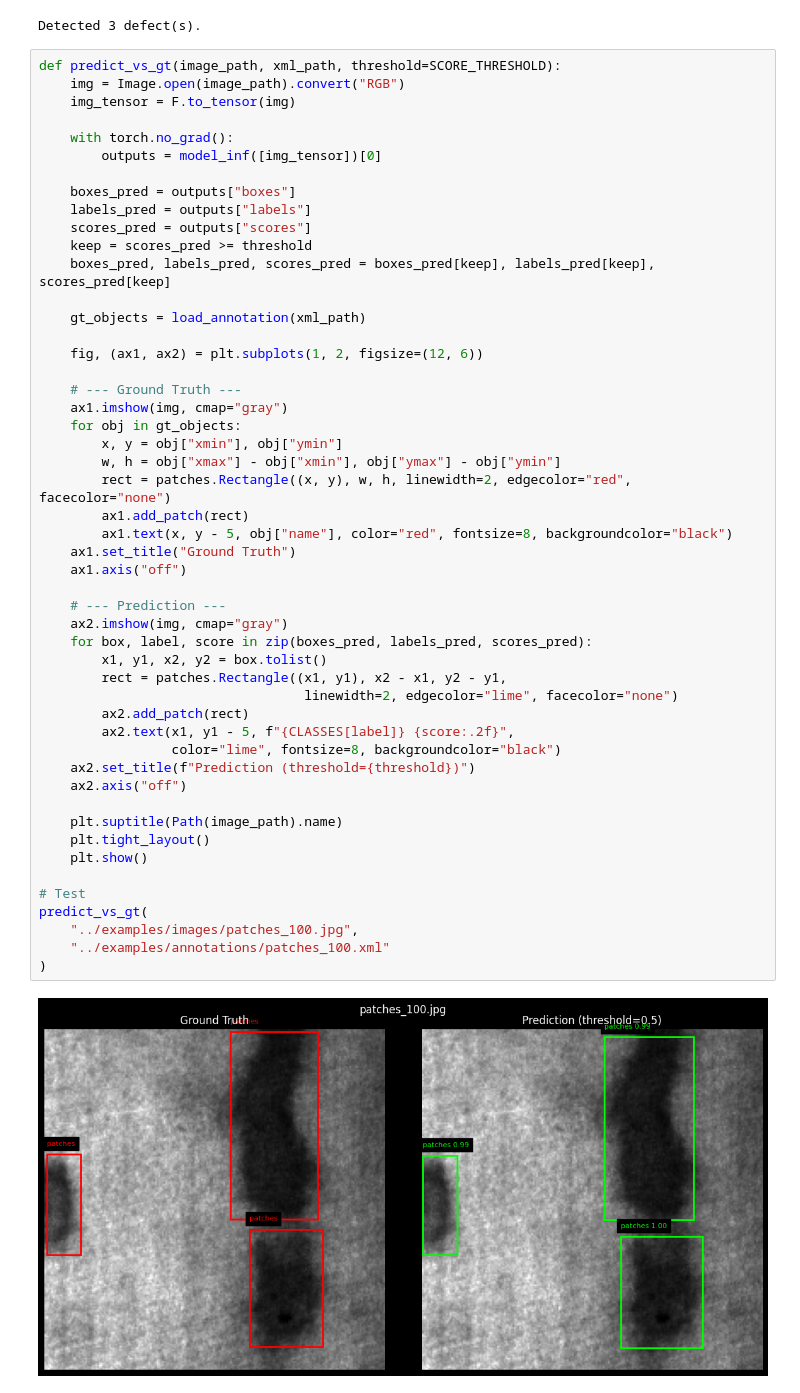
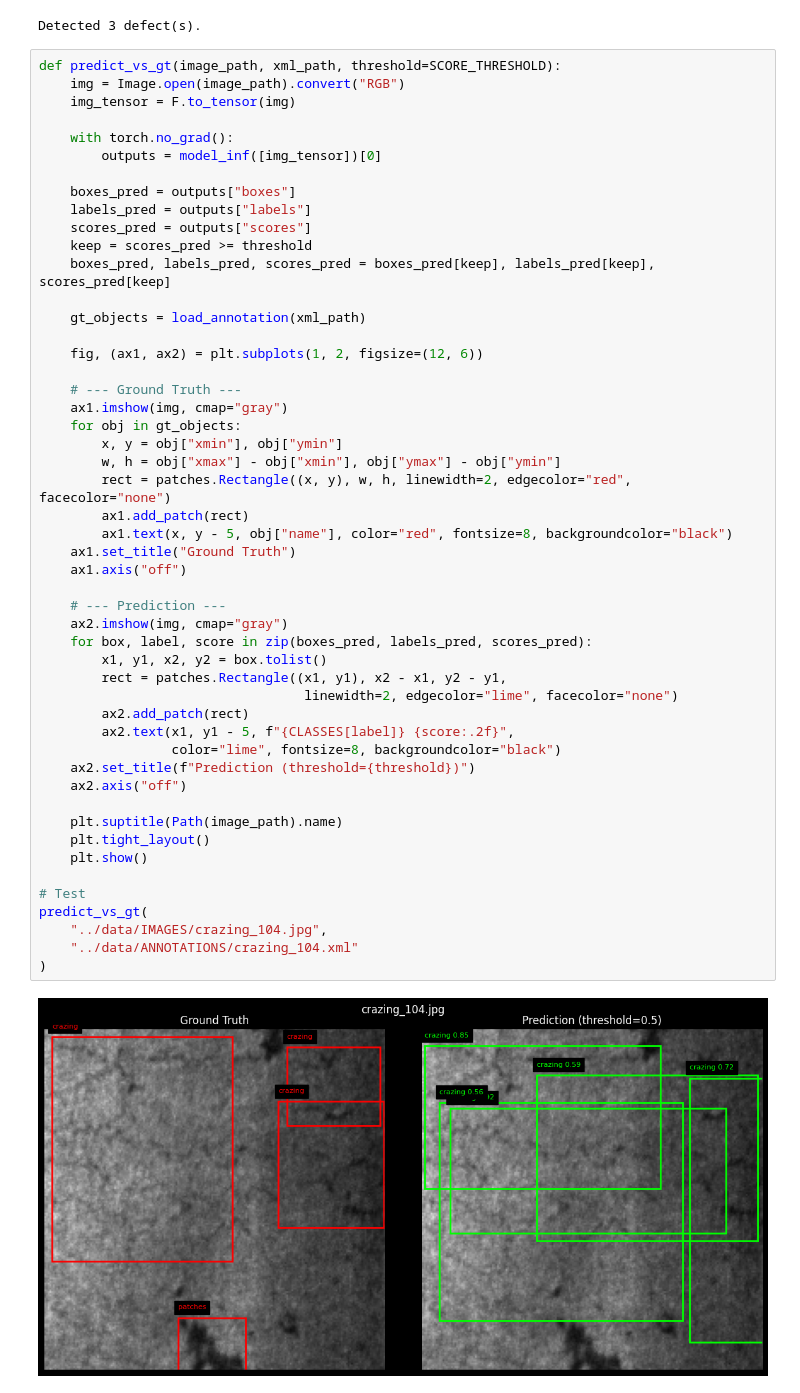
Before and after one commit to piotr-sawicki/defect-detection-system, a Jupyter notebook: notebooks/exploration.ipynb, the cells around one changed output. Drawn from its saved outputs; the diff is of its cells as text.

```diff
--- a/notebooks/exploration.ipynb
+++ b/notebooks/exploration.ipynb
@@ -184,33 +184,33 @@ def predict_vs_gt(image_path, xml_path, threshold=SCORE_THRESHOLD):
     ax1.imshow(img, cmap="gray")
     for obj in gt_objects:
         x, y = obj["xmin"], obj["ymin"]
         w, h = obj["xmax"] - obj["xmin"], obj["ymax"] - obj["ymin"]
         rect = patches.Rectangle((x, y), w, h, linewidth=2, edgecolor="red", facecolor="none")
         ax1.add_patch(rect)
         ax1.text(x, y - 5, obj["name"], color="red", fontsize=8, backgroundcolor="black")
     ax1.set_title("Ground Truth")
     ax1.axis("off")
 
     # --- Prediction ---
     ax2.imshow(img, cmap="gray")
     for box, label, score in zip(boxes_pred, labels_pred, scores_pred):
         x1, y1, x2, y2 = box.tolist()
         rect = patches.Rectangle((x1, y1), x2 - x1, y2 - y1,
                                   linewidth=2, edgecolor="lime", facecolor="none")
         ax2.add_patch(rect)
         ax2.text(x1, y1 - 5, f"{CLASSES[label]} {score:.2f}",
                  color="lime", fontsize=8, backgroundcolor="black")
     ax2.set_title(f"Prediction (threshold={threshold})")
     ax2.axis("off")
 
     plt.suptitle(Path(image_path).name)
     plt.tight_layout()
     plt.show()
 
 # Test
 predict_vs_gt(
-    "../examples/images/patches_100.jpg",
-    "../examples/annotations/patches_100.xml"
+    "../data/IMAGES/crazing_104.jpg",
+    "../data/ANNOTATIONS/crazing_104.xml"
 )
 # %% [output]
-[figure, old version]
+[figure, new version]
```
Also changed, not shown: 2 other files.
